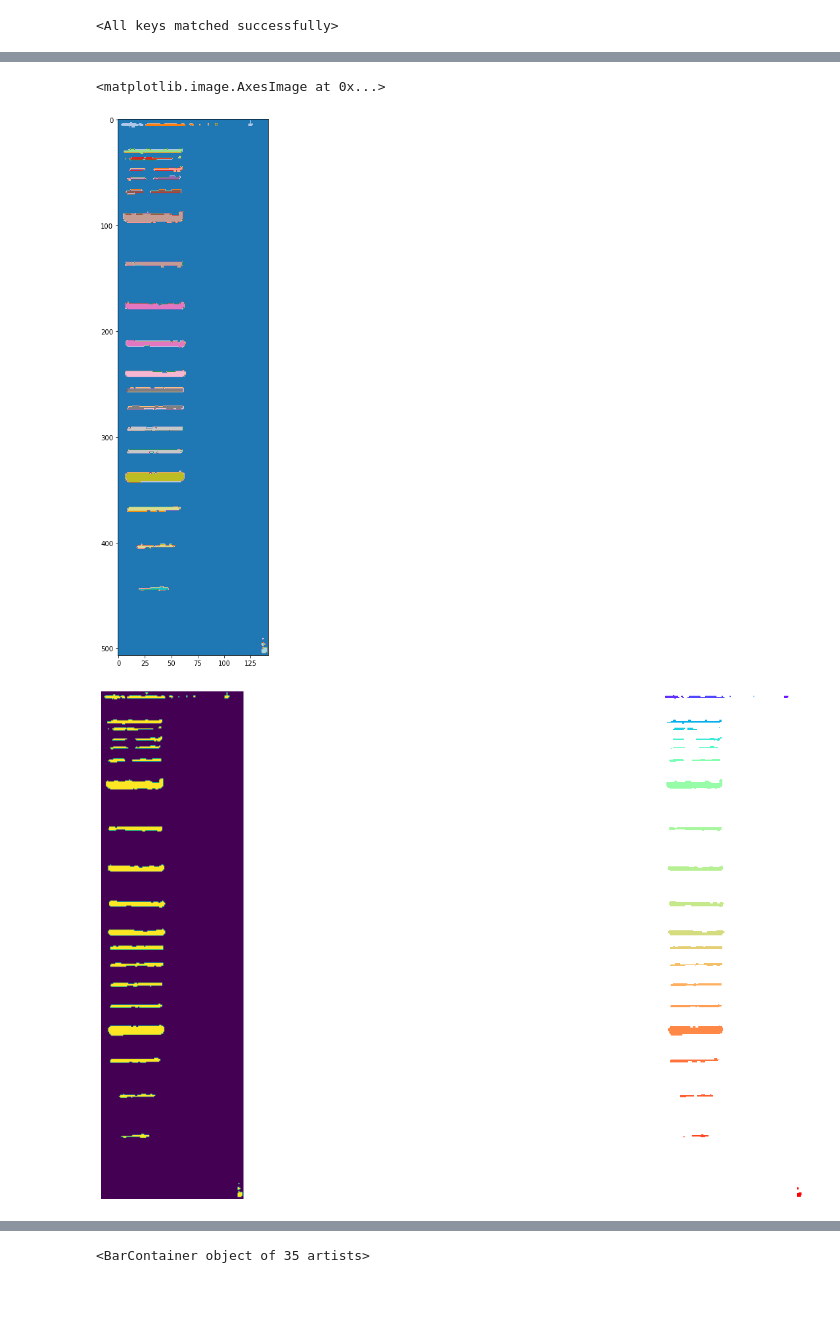
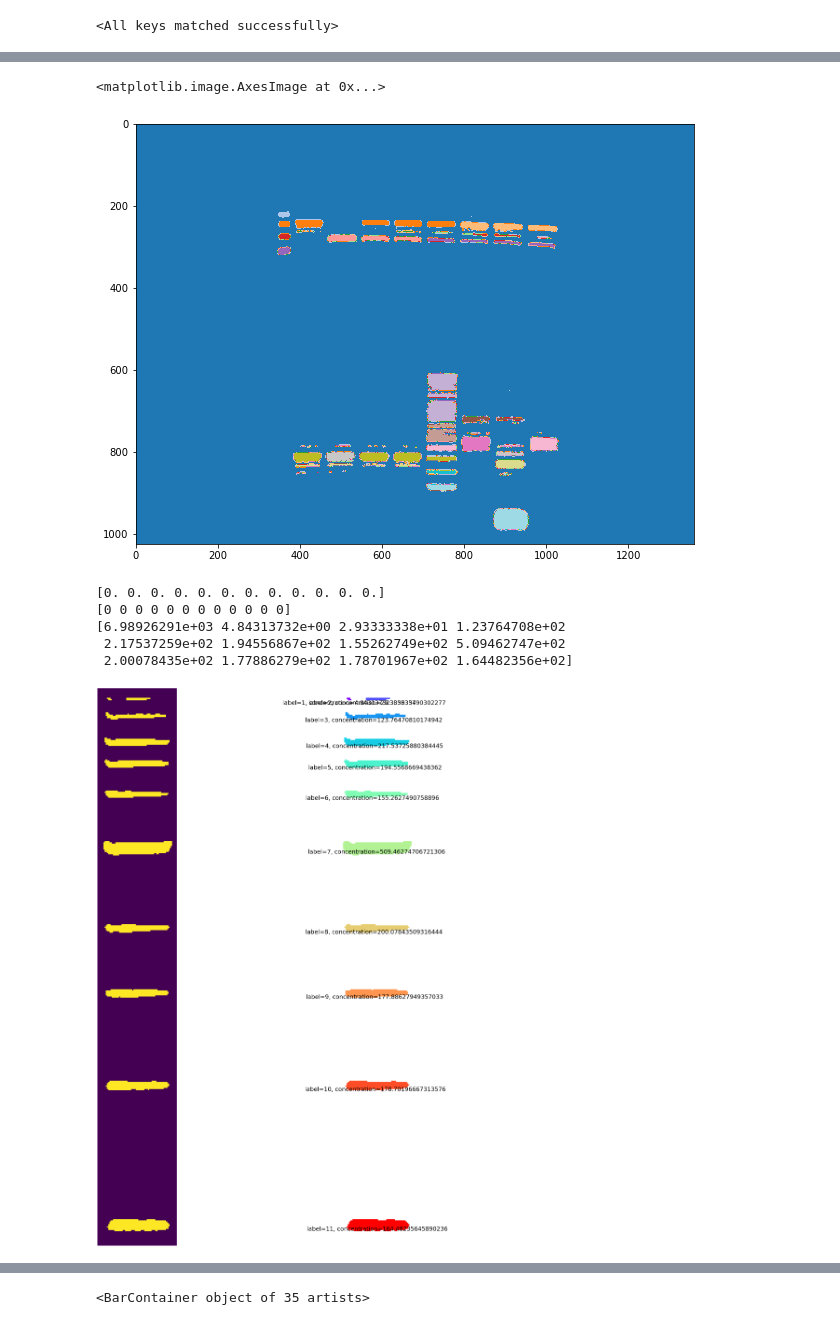
Before and after one commit to mattaq31/GelGenie, a Jupyter notebook: backend/segmentation/Mask_Prediction_Threshold_Wateshed.ipynb, the cells around one changed output, grey strips where cells are left out. Cells and saved outputs as stored; diff of their text form; code cells hidden in the pictures; blank space fills up the shorter version.

```diff
--- a/backend/segmentation/Mask_Prediction_Threshold_Wateshed.ipynb
+++ b/backend/segmentation/Mask_Prediction_Threshold_Wateshed.ipynb
@@ -14,6 +14,8 @@ from segmentation.helper_functions.data_functions import prep_dataloader
 selected_file = "C:/2022_Summer_Intern/Gel_Images_UNet_Test/Models/PC_Gel_Nathan_Q1+Q2+selected_2022_07_28_16;42;07/segmentation_images/epoch1_mask_pred.npy"
 # %%
 selected_file = "C:/Users/s2137314/Downloads/epoch160_mask_pred.npy"
+# %%
+selected_file = 'C:/Users/s2137314/Downloads/epoch172_mask_pred.npy'
 # %%
 # mask_pred = cv2.imread()  # H, W, C
 # %%
@@ -66,7 +66,7 @@ unique = np.unique(separated)
 # create array of intensities
 volume_labels = np.empty((len(unique)), float)
 # %%
-selected_image = "C:/2022_Summer_Intern/Gel_Images_UNet_Test/Images_Q1+Q2+selected/UVP01966May222019.jpg"
+selected_image = "C:/2022_Summer_Intern/Gel_Images_UNet_Test/Images_all_nathan+selected/pBR332BstNI_DNAladder.png"
 # %%
 image = imageio.imread(selected_image)  # 0-255, H, W
 # %%
@@ -105,7 +171,7 @@ print(test_dict)
 # %% [markdown]
 # Test on model gel image
 # %%
-original_image = imageio.imread("C:/Users/s2137314/Downloads/1kbPlus_DNAladder.png")
+original_image = imageio.imread("C:/Users/s2137314/Downloads/1kb_DNAladder_edited.png")
 n_channels = 1
 # %%
 # Converting to desired number of channels
@@ -140,7 +206,7 @@ torch.Size([1, 1, 507, 142])
 # %%
 net = UNet(n_channels=1, n_classes=2, bilinear=False)
 net.train()
-modelweights = torch.load(f="C:/Users/s2137314/Downloads/checkpoint_epoch180.pth", map_location=torch.device("cpu"))
+modelweights = torch.load(f="C:/Users/s2137314/Downloads/checkpoint_epoch170.pth", map_location=torch.device("cpu"))
 net.load_state_dict(state_dict = modelweights)
 # %% [output]
 <All keys matched successfully>
@@ -199,40 +265,63 @@ plt.figure(figsize=(10,15))
 plt.imshow(separated, cmap='tab20')
 # %% [output]
 <matplotlib.image.AxesImage at 0x...>
-[figure, old version]
+[figure, new version]
 # %%
 import numpy as np
 from scipy import ndimage
 from matplotlib import pyplot as plt
 
 # use a boolean condition to find where pixel values are > 0.75
 blobs = thresholded == 1
 
 # label connected regions that satisfy this condition
 labels, nlabels = ndimage.label(blobs, structure=[[1,1,1],[1,1,1],[1,1,1]])
 
 
 # find their centres of mass. in this case I'm weighting by the pixel values in
 # `img`, but you could also pass the boolean values in `blobs` to compute the
 # unweighted centroids.
 r, c = np.vstack(ndimage.center_of_mass(thresholded, labels, np.arange(nlabels) + 1)).T
 
 # find their distances from the top-left corner
 d = np.sqrt(r*r + c*c)
 
+
+# Get coordinates for each unique band
+# create array of intensities
+volume_labels = np.zeros((len(unique)), float)
+area_labels = np.zeros((len(unique)), int)
+print(volume_labels)
+print(area_labels)
+
+for h in range(height):
+    for w in range(width):
+        volume_labels[labels[h][w]] += original_image[h][w]  # index = label, value += intensity(between 0 and 1)
+        area_labels[labels[h][w]] += 1
+print(volume_labels)
+
 # plot
-fig, ax = plt.subplots(1, 2, sharex=True, sharey=True, figsize=(30, 10))
+fig, ax = plt.subplots(1, 2, sharex=True, sharey=True, figsize=(40, 40))
 ax[0].imshow(thresholded)
 ax[1].imshow(np.ma.masked_array(labels, ~blobs), cmap=plt.cm.rainbow)
-# for ri, ci, di in zip(r, c, d):
+for ri, ci, di in zip(r, c, d):
 #     ax[1].annotate('', xy=(0, 0), xytext=(ci, ri),
 #                    arrowprops={'arrowstyle':'<-', 'shrinkA':0})
-#     ax[1].annotate('d=%.1f' % di, xy=(ci, ri),  xytext=(0, -5),
-#                    textcoords='offset points', ha='center', va='top',
-#                    fontsize='x-large')
+#     ax[1].annotate(f'label={label}, concentration={volume_labels[label]}', xy=(ci, ri),  xytext=(0, -5),
+#     textcoords='offset points', ha='center', va='top',
+    label = int(labels[int(ri)][int(ci)])
+    ax[1].annotate(f'label={label}, concentration={volume_labels[label]}', xy=(ci, ri),  xytext=(0, -5),
+               textcoords='offset points', ha='center', va='top',
+               fontsize=30)
 for aa in ax.flat:
     aa.set_axis_off()
 fig.tight_layout()
+plt.savefig('C:/Users/s2137314/Downloads/save as pdf3.pdf')
 plt.show()
 # %% [output]
+[0. 0. 0. 0. 0. 0. 0. 0. 0. 0. 0. 0.]
+[0 0 0 0 0 0 0 0 0 0 0 0]
+[6.98926291e+03 4.84313732e+00 2.93333338e+01 1.23764708e+02
+ 2.17537259e+02 1.94556867e+02 1.55262749e+02 5.09462747e+02
+ 2.00078435e+02 1.77886279e+02 1.78701967e+02 1.64482356e+02]
-[figure, old version]
+[figure, new version]
```
Also changed, not shown: parts of 18 cells of this notebook, 6 other files.
